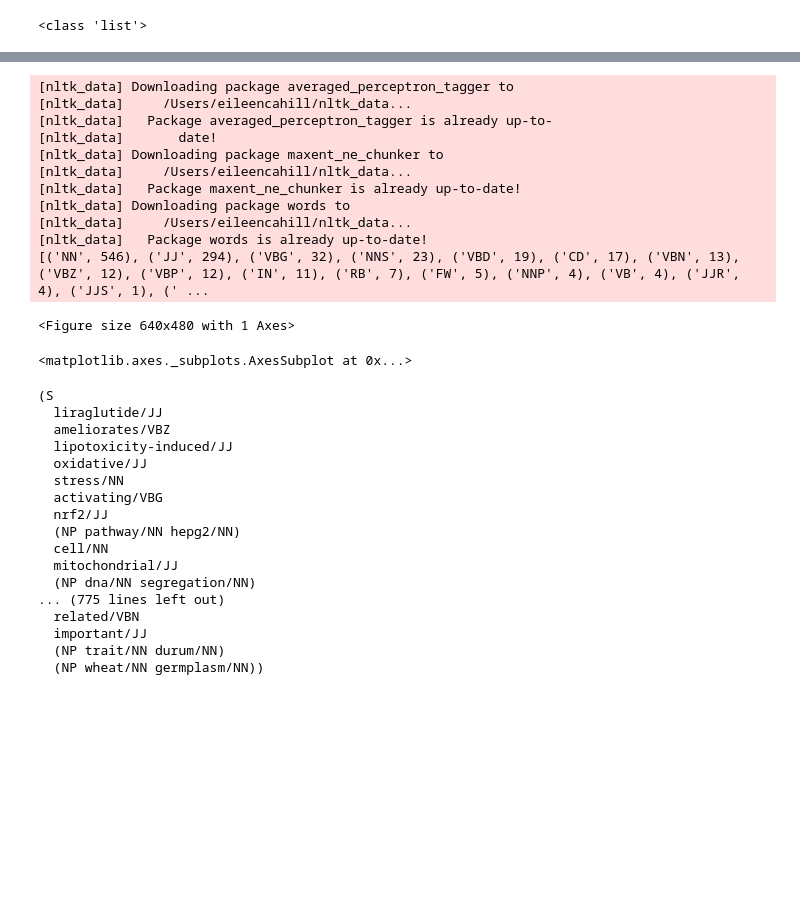
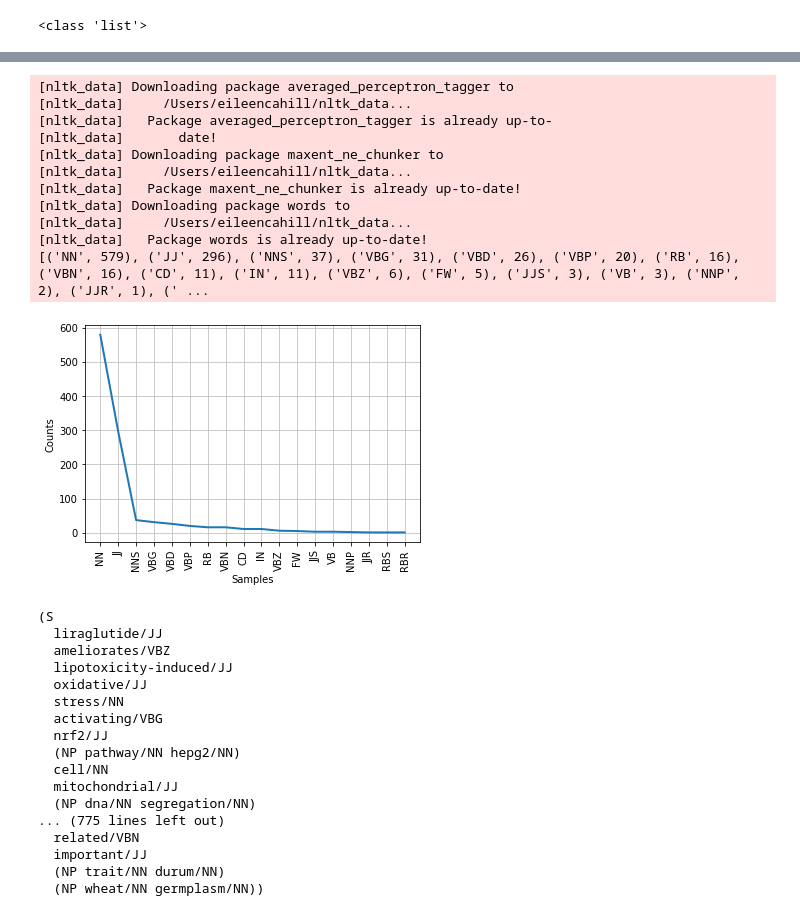
Before and after one commit to ecahill31/final-project, a Jupyter notebook: final-project.ipynb, the cells around one changed output, grey strips where cells are left out. Cells and saved outputs as stored; diff of their text form; code cells hidden in the pictures; blank space fills up the shorter version.

```diff
--- a/final-project.ipynb
+++ b/final-project.ipynb
@@ -115,0 +215,13 @@ df.shape
+# %%
+#now user performs a search which downloads a dictionary of data including number of publications, accession IDs, and relevant MeSH term
+Entrez.email = "eileen.cahill@nih.gov"
+handle2 = Entrez.esearch(db="pubmed", retmax=100, term="genomic data", idtype="acc")
+record2 = Entrez.read(handle2)
+handle2.close()
+
+if record2['Count'] == '0':
+    print("\nYour search did not return any publications. Try another search.\n")
+    print("Error list says: " + str(record['ErrorList']) + "\n")
+    print("Warning list says: " + str(record['WarningList']))
+else:
+    print("Search successful.")
@@ -115,0 +251,18 @@ df.shape
+# %%
+#search PubMed for title information using the PMIDs that resulted from the keyword search
+list_titles2 = []
+list_pmids2 = []
+
+for item in id_list2:
+    handle4 = Entrez.esummary(db="pubmed", id=item, retmode="xml")
+    records4 = Entrez.parse(handle4)
+
+    for record in records4:
+        #each record is a Python dictionary or list.
+        list_titles2.append(record['Title'])
+
+    handle4.close()
+
+df2 = pd.DataFrame(list_titles2)
+print(df2)
+df2.shape
@@ -117,7 +286,7 @@ df.shape
 #create one mass of text, replace special characters, and create all lowercase text
 text_glob = ""
 
-for x in list_titles:
+for x in list_titles2:
     text_glob += x
 
 text_glob = text_glob.replace(".", " ")
@@ -133,8 +302,7 @@ text_glob = text_glob.replace("<", " ")
 text_glob = text_glob.replace(">", " ")
 text_glob = text_glob.replace("/i", " ")
 
-text_lower = text_glob.lower()
-#print(text_lower)
+text_lower2 = text_glob.lower()
 # %%
 #Tokenization and lemmatization steps <-- Text Preprocessing
 from nltk.tokenize import word_tokenize
@@ -143,7 +311,7 @@ from nltk.corpus import stopwords
 from nltk.stem import WordNetLemmatizer
 
 #Create word tokens and count frequencies
-tokens = word_tokenize(text_lower)
+tokens = word_tokenize(text_lower2)
 #print(tokens)
 
 #removing stopwords and showing most frequent non-stopword words
@@ -162,6 +330,7 @@ new_text_glob = word_tokenize(lemmatized_output)
 
 #printing most frequently used words
 freq_words = FreqDist(new_text_glob)
-most_freq_words = freq_words.most_common(15)
-print(most_freq_words)
+most_freq_words2 = freq_words.most_common(15)
+print(most_freq_words2)
+print(type(most_freq_words2))
 # %% [output]
@@ -169,36 +398,35 @@ print(most_freq_words)
 # %%
 #Named Entity Recognition
 from nltk import pos_tag
 from nltk import ne_chunk
 import matplotlib.pyplot as plt
 import nltk
 nltk.download('averaged_perceptron_tagger')
 nltk.download('maxent_ne_chunker')
 nltk.download('words')
 
 tags = pos_tag(new_text_glob)
 chunk = ne_chunk(tags)
 
 #print(chunk)
 
 tags_freq = FreqDist(tag for (word, tag) in chunk)
 print(tags_freq.most_common())
-plt.tags_freq.plot(cumulative = True)
+tags_freq.plot()
 plt.show()
 # %% [output]
 [nltk_data] Downloading package averaged_perceptron_tagger to
 [nltk_data]     /Users/eileencahill/nltk_data...
 [nltk_data]   Package averaged_perceptron_tagger is already up-to-
 [nltk_data]       date!
 [nltk_data] Downloading package maxent_ne_chunker to
 [nltk_data]     /Users/eileencahill/nltk_data...
 [nltk_data]   Package maxent_ne_chunker is already up-to-date!
 [nltk_data] Downloading package words to
 [nltk_data]     /Users/eileencahill/nltk_data...
 [nltk_data]   Package words is already up-to-date!
-[('NN', 546), ('JJ', 294), ('VBG', 32), ('NNS', 23), ('VBD', 19), ('CD', 17), ('VBN', 13), ('VBZ', 12), ('VBP', 12), ('IN', 11), ('RB', 7), ('FW', 5), ('NNP', 4), ('VB', 4), ('JJR', 4), ('JJS', 1), (' ...
+[('NN', 579), ('JJ', 296), ('NNS', 37), ('VBG', 31), ('VBD', 26), ('VBP', 20), ('RB', 16), ('VBN', 16), ('CD', 11), ('IN', 11), ('VBZ', 6), ('FW', 5), ('JJS', 3), ('VB', 3), ('NNP', 2), ('JJR', 1), (' ...
-<Figure size 640x480 with 1 Axes>
-<matplotlib.axes._subplots.AxesSubplot at 0x...>
+[figure, added]
 # %%
 #Establishing rules for chunking
 from nltk.chunk import *
```
Also changed, not shown: parts of 15 cells of this notebook.
